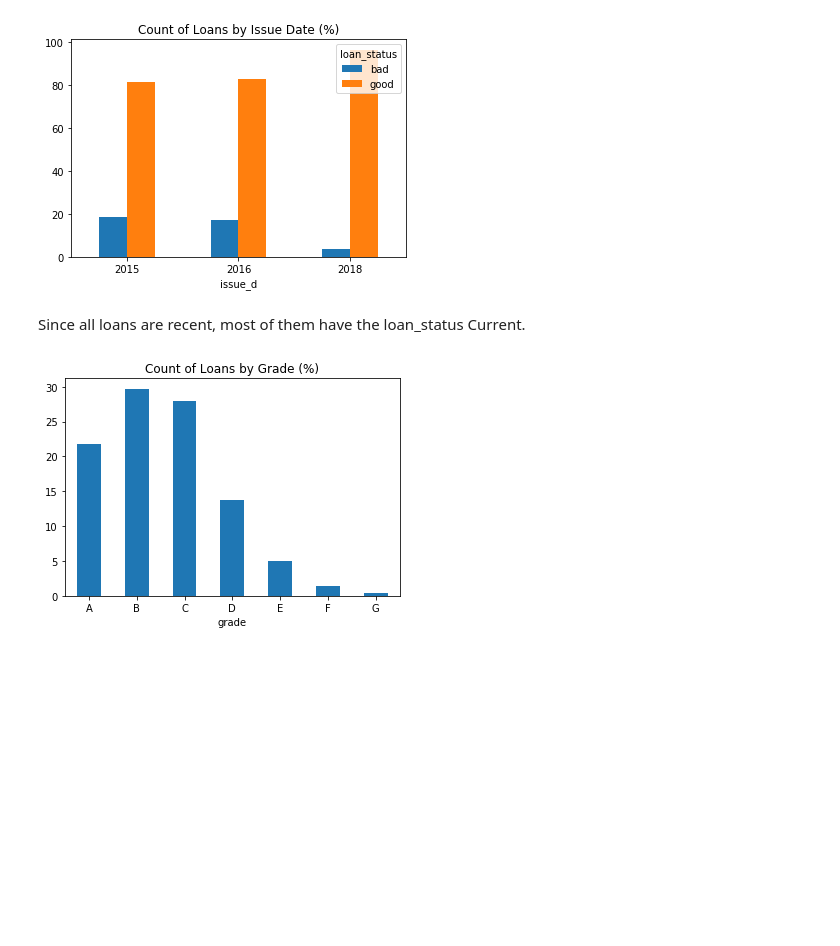
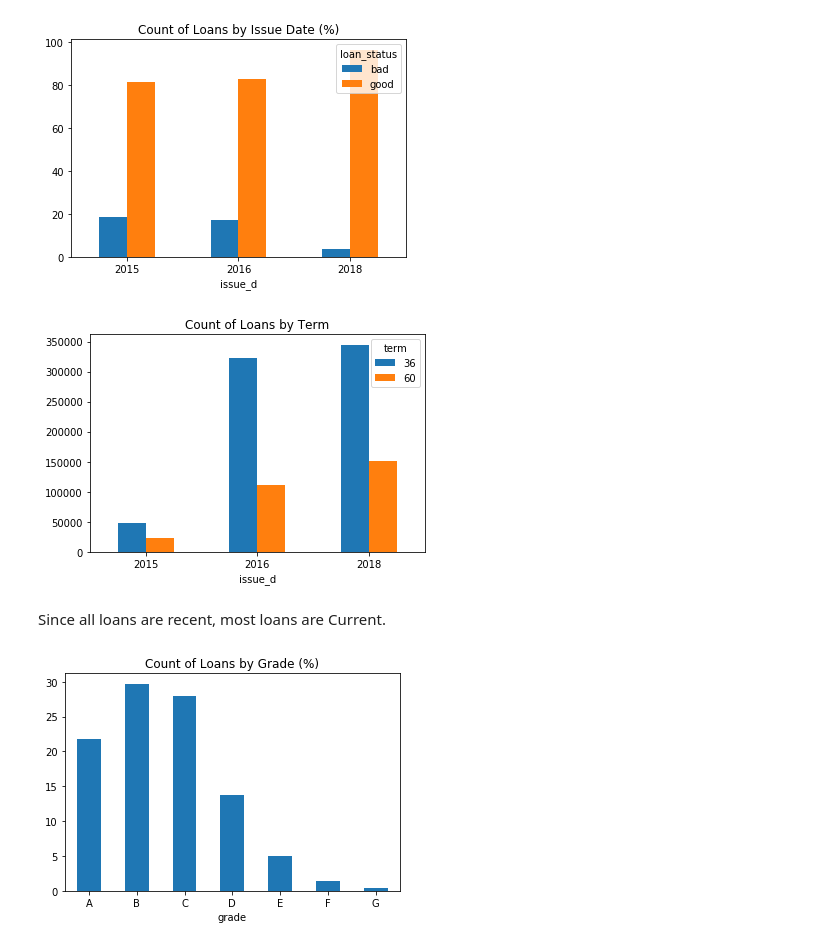
Before and after one commit to dhivya-rao/FAML, a Jupyter notebook: LendingClub - Kaggle.ipynb, the cells around one changed output. Drawn from its saved outputs; the diff is of its cells as text; code cells hidden in the pictures; blank space fills up the shorter version.

```diff
--- a/LendingClub - Kaggle.ipynb
+++ b/LendingClub - Kaggle.ipynb
@@ -124,8 +126,14 @@ df.unstack(level=0).plot.bar(title='Count of Loans by Issue Date (%)', rot=0)
 plt.show()
 # %% [output]
 [figure]
+# %%
+df = data.groupby(['term', 'issue_d'])['loan_amnt'].count()
+df.unstack(level=0).plot.bar(title='Count of Loans by Term', rot=0)
+plt.show()
+# %% [output]
+[figure, added]
 # %% [markdown]
-Since all loans are recent, most of them have the loan_status Current.
+Since all loans are recent, most loans are Current.
 # %%
 df = 100 * data.groupby(['grade'])['loan_amnt'].count() / data['loan_amnt'].count()
 df.plot.bar(title='Count of Loans by Grade (%)', rot=0)
```
Also changed, not shown: parts of 21 cells of this notebook.
